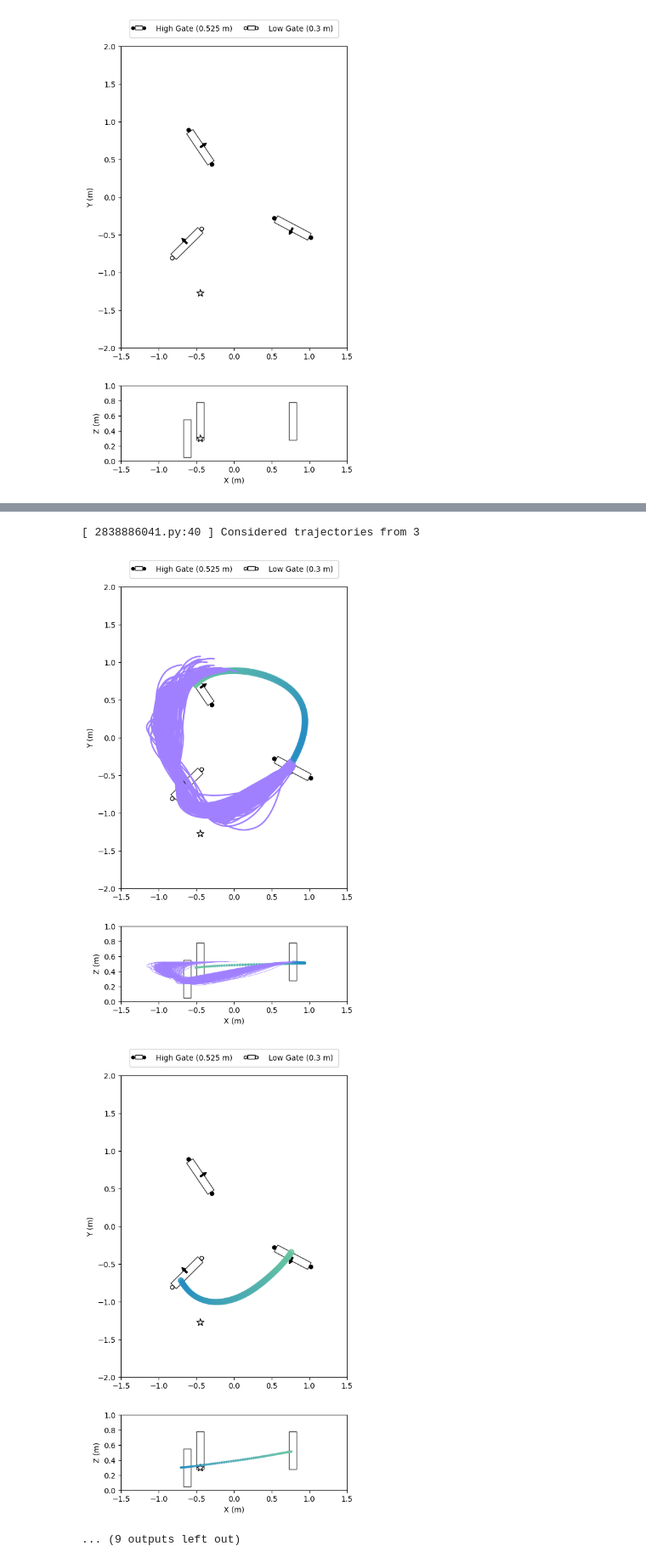
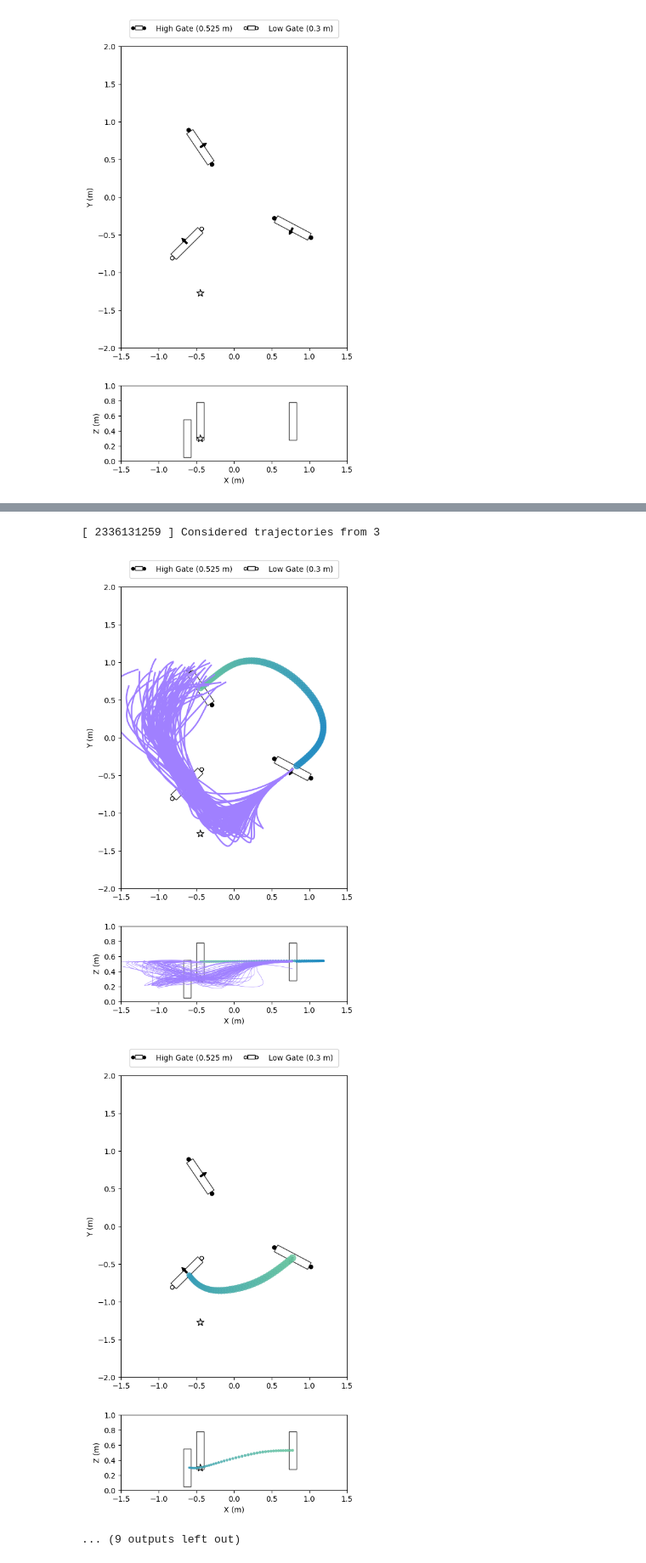
Before and after one commit to sparthaje/quadrotor-diffusion, a Jupyter notebook: notebooks/ldm.ipynb, the cells around one changed output, grey strips where cells are left out. Shown at 85% size. Saved outputs shown, nothing was run; the diff lists cells and outputs as text; code cells hidden in the pictures.

```diff
--- a/notebooks/ldm.ipynb
+++ b/notebooks/ldm.ipynb
@@ -21,9 +21,8 @@ from quadrotor_diffusion.planner import plan, cudnn_benchmark, ScoringMethod
 %load_ext autoreload
 %autoreload 2
 # %%
-COURSE = "../data/courses/eval/212"
 # COURSE = "../data/courses/triangle/12"
-EXPERIMENT = 241
+EXPERIMENT = 253
 
 model: DiffusionWrapper = None
 ema: DiffusionWrapper = None
@@ -37,7 +36,7 @@ model = model.cuda()
 print(f"Loaded {chkpt}")
 print(f"Using {normalizer}")
 
-vae_experiment: int = 192
+vae_experiment: int = 249
 chkpt = get_checkpoint_file("../logs/training", vae_experiment)
 vae_wrapper: VAE_Wrapper = None
 vae_wrapper, _, _, _ = Trainer.load(chkpt, get_ema=False)
@@ -64,6 +64,6 @@ add_gates_to_course(course, axs, has_end=False)
 [figure]
 # %%
 B = 250
-w = 0.0
-sampler = (SamplerType.GAMMA_CTM, 2)
+w = 0.2
+sampler = (SamplerType.DDIM, 1)
 cudnn_benchmark(B, model, vae_downsample, "cuda", sampler, w=w)
@@ -86,12 +89,12 @@ for i in range(iterations):
         global_context = np.vstack((course[gate_idx + 1:], course[1:gate_idx]))
 
     s = time.time()
-    next_traj, candidates = plan(
+    next_traj, candidates = plan_traj_frame(
         B,
         global_context,
         sampler,
         w,
-        ScoringMethod.FAST,
+        ScoringMethod.CENTER,
         model,
         vae_downsample,
         "cuda",
@@ -142,4 +145,4 @@ for i in range(iterations):
-[ 2838886041.py:40 ] Considered trajectories from 3
+[ 2336131259 ] Considered trajectories from 3
-[figure, old version]
+[figure, new version]
-[figure, old version]
+[figure, new version]
 ... (9 outputs left out)
```
Also changed, not shown: parts of 21 cells of this notebook, 14 other files.
